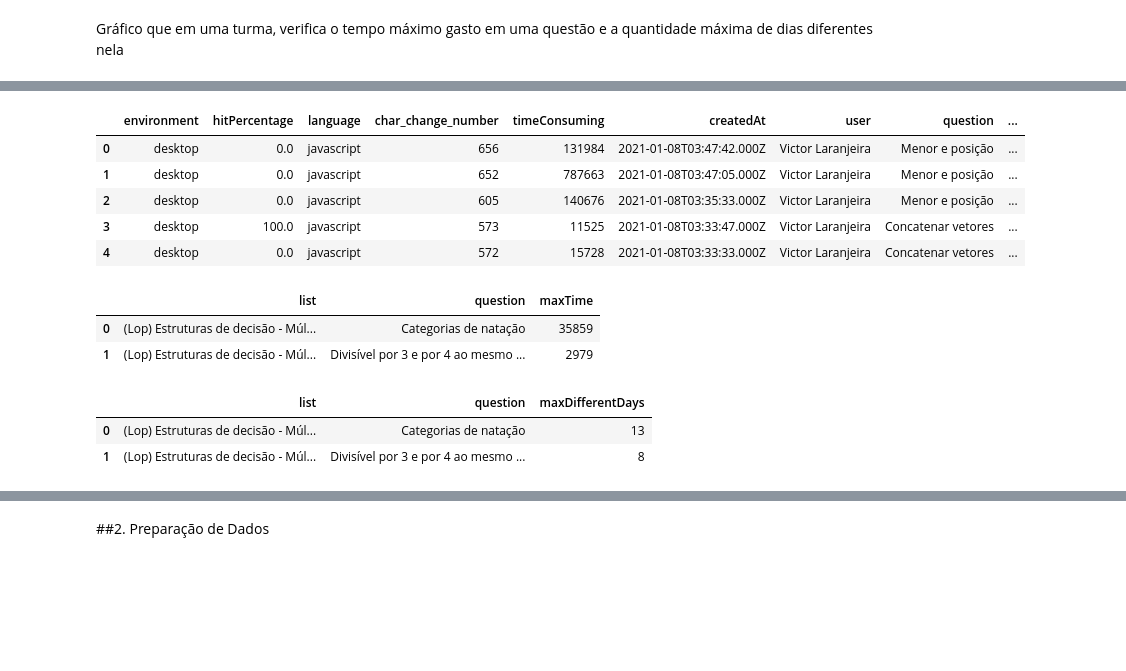
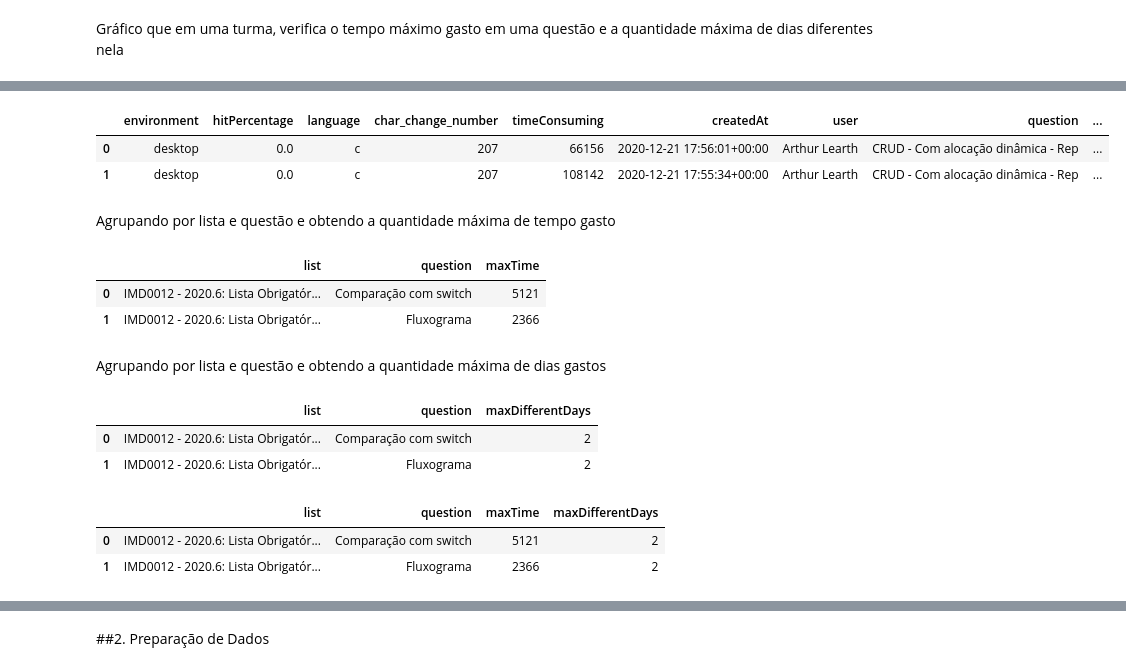
Before and after one commit to vilsonrodrigues/Projeto_Orientacao_Academica_LoP, a Jupyter notebook: Projeto_Orientacao_Academica_LoP.ipynb, the cells around one changed output, grey strips where cells are left out. Cells and saved outputs as stored; diff of their text form; code cells hidden in the pictures; blank space fills up the shorter version.

```diff
--- a/Projeto_Orientacao_Academica_LoP.ipynb
+++ b/Projeto_Orientacao_Academica_LoP.ipynb
@@ -273,7 +229,3 @@ url4
-# %%
-http = urllib3.PoolManager()
-req2 = http.request('GET',url4,
-    headers={'Content-Type': 'application/json'})
 # %%
 req.status
 # %% [output]
@@ -297,3 +276,0 @@ lop.graph_performance_student_list_test(df_performance_list,'list')
-# %%
-http = urllib3.PoolManager()
-req3 = http.request('GET',url3)
@@ -302,8 +276,0 @@ req3.data
-# %%
-http = urllib3.PoolManager()
-req2 = http.request('POST',url2,
-                    body=json.dumps(data),
-    headers={'Content-Type': 'application/json'})
-# %%
-http = urllib3.PoolManager()
-req3 = http.request('GET',url3)
@@ -1325,27 +1285,33 @@ px.scatter(data_frame=df_max_different_days_time, y = 'maxTime', x = 'maxDiffere
 # %% [output]
 [interactive output not drawn]
 # %%
-df_submission.head()
+df_submission.head(2)
 # %% [output]
 |  | environment | hitPercentage | language | char_change_number | timeConsuming | createdAt | user | question | ... |
-| 0 | desktop | 0.0 | javascript | 656 | 131984 | 2021-01-08T03:47:42.000Z | Victor Laranjeira | Menor e posição | ... |
-| 1 | desktop | 0.0 | javascript | 652 | 787663 | 2021-01-08T03:47:05.000Z | Victor Laranjeira | Menor e posição | ... |
-| 2 | desktop | 0.0 | javascript | 605 | 140676 | 2021-01-08T03:35:33.000Z | Victor Laranjeira | Menor e posição | ... |
-| 3 | desktop | 100.0 | javascript | 573 | 11525 | 2021-01-08T03:33:47.000Z | Victor Laranjeira | Concatenar vetores | ... |
-| 4 | desktop | 0.0 | javascript | 572 | 15728 | 2021-01-08T03:33:33.000Z | Victor Laranjeira | Concatenar vetores | ... |
+| 0 | desktop | 0.0 | c | 207 | 66156 | 2020-12-21 17:56:01+00:00 | Arthur Learth | CRUD - Com alocação dinâmica - Rep | ... |
+| 1 | desktop | 0.0 | c | 207 | 108142 | 2020-12-21 17:55:34+00:00 | Arthur Learth | CRUD - Com alocação dinâmica - Rep | ... |
+# %% [markdown]
+Agrupando por lista e questão e obtendo a quantidade máxima de tempo gasto
 # %%
-df_new1 = df_submission[df_submission["timeInSecounds"] > 0].groupby(['list','question'])['timeInSecounds'].max().reset_index(name='maxTime')
-df_new1.head(2)
+df_list_maxtime = df_submission[df_submission["timeInSecounds"] > 0].groupby(['list','question'])['timeInSecounds'].max().reset_index(name='maxTime')
+df_list_maxtime.head(2)
 # %% [output]
 |  | list | question | maxTime |
-| 0 | (Lop) Estruturas de decisão - Múl... | Categorias de natação | 35859 |
-| 1 | (Lop) Estruturas de decisão - Múl... | Divisível por 3 e por 4 ao mesmo ... | 2979 |
+| 0 | IMD0012 - 2020.6: Lista Obrigatór... | Comparação com switch | 5121 |
+| 1 | IMD0012 - 2020.6: Lista Obrigatór... | Fluxograma | 2366 |
+# %% [markdown]
+Agrupando por lista e questão e obtendo a quantidade máxima de dias gastos
 # %%
-df_new2 = df_user_secounds_days.groupby(['list','question'])['differentDays'].max().reset_index(name='maxDifferentDays')
-df_new2.head(2)
+df_list_maxdays = df_user_secounds_days.groupby(['list','question'])['differentDays'].max().reset_index(name='maxDifferentDays')
+df_list_maxdays.head(2)
 # %% [output]
 |  | list | question | maxDifferentDays |
-| 0 | (Lop) Estruturas de decisão - Múl... | Categorias de natação | 13 |
-| 1 | (Lop) Estruturas de decisão - Múl... | Divisível por 3 e por 4 ao mesmo ... | 8 |
+| 0 | IMD0012 - 2020.6: Lista Obrigatór... | Comparação com switch | 2 |
+| 1 | IMD0012 - 2020.6: Lista Obrigatór... | Fluxograma | 2 |
 # %%
-df_new3 = pd.merge(df_new1, df_new2, on=['list','question'])
+df_max_day_time = pd.merge(df_list_maxtime, df_list_maxdays, on=['list','question'])
+df_max_day_time.head(2)
+# %% [output]
+|  | list | question | maxTime | maxDifferentDays |
+| 0 | IMD0012 - 2020.6: Lista Obrigatór... | Comparação com switch | 5121 | 2 |
+| 1 | IMD0012 - 2020.6: Lista Obrigatór... | Fluxograma | 2366 | 2 |
```
Also changed, not shown: parts of 79 cells of this notebook.
